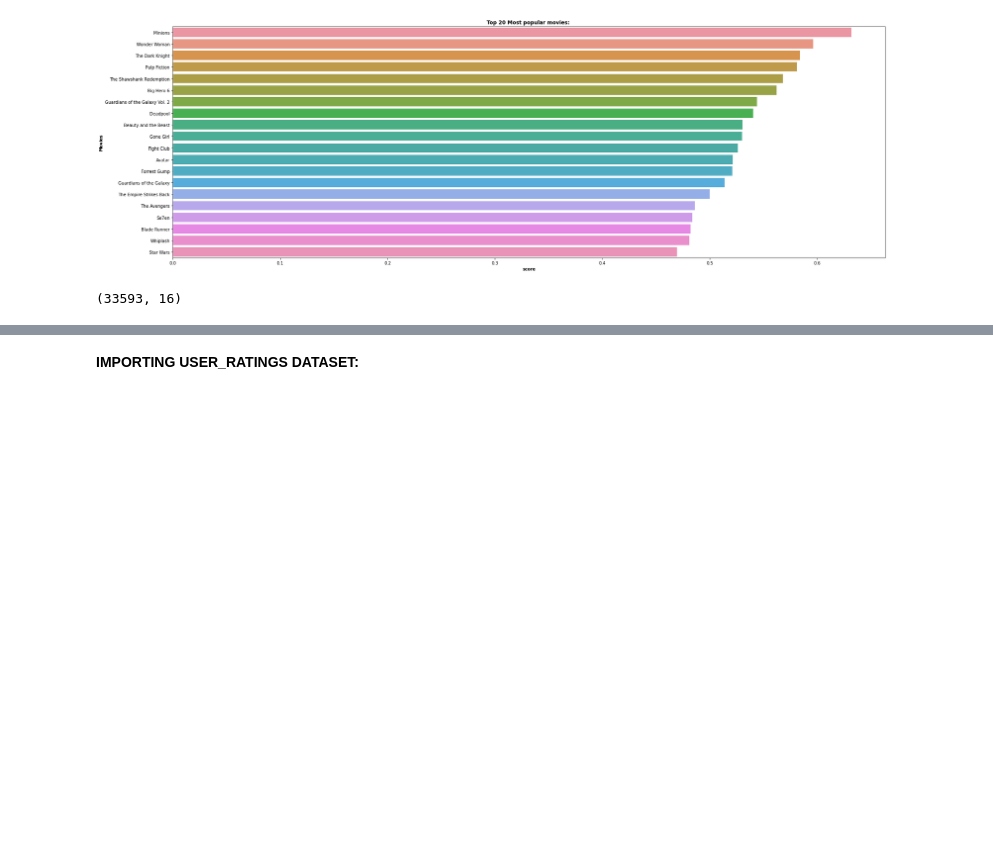
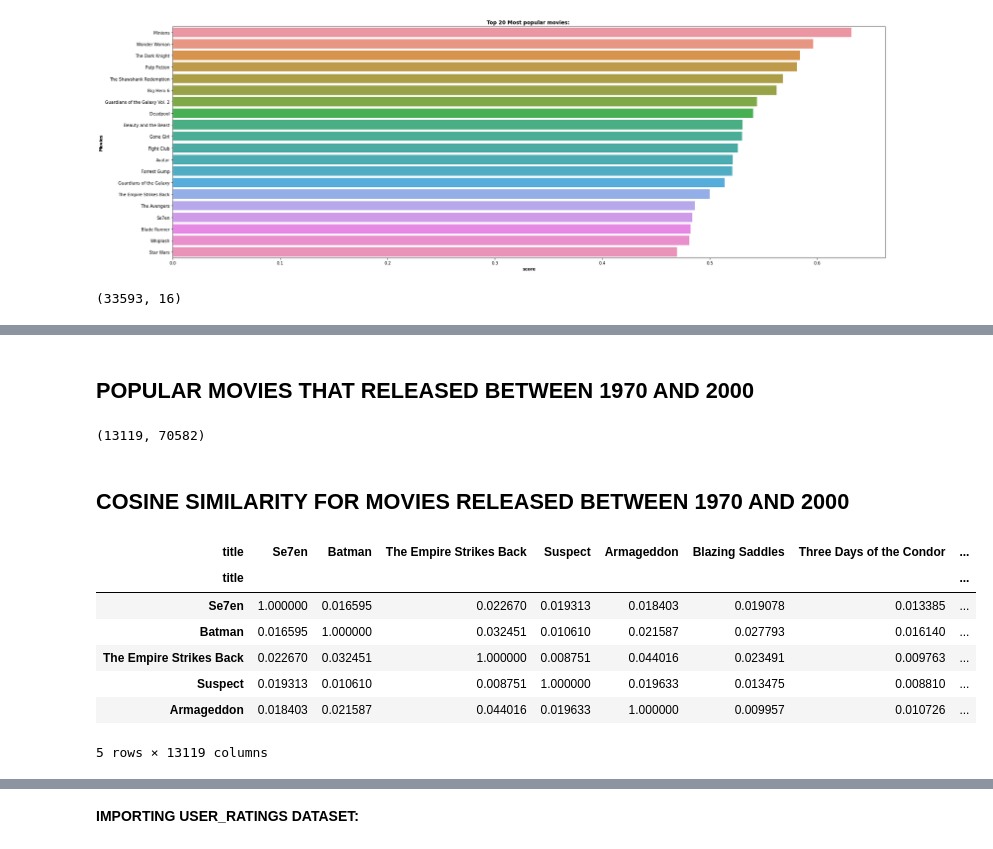
Before and after one commit to disha2sinha/Movie-Recommendation-System, a Jupyter notebook: Recommendation_System.ipynb, the cells around one changed output, grey strips where cells are left out. Cells and saved outputs as stored; diff of their text form; code cells hidden in the pictures; blank space fills up the shorter version.

```diff
--- a/Recommendation_System.ipynb
+++ b/Recommendation_System.ipynb
@@ -188,0 +311,14 @@ popular_movies.head()
+# %% [markdown]
+## **POPULAR MOVIES THAT RELEASED BETWEEN 1970 AND 2000**
+# %%
+movies1970_2000=movies_data[(movies_data['release_year']>='1970')&(movies_data['release_year']<'2000')]
+movies1970_2000.drop('release_year',inplace=True,axis=1)
+movies1970_2000=movies1970_2000.reset_index(drop=True)
+indices1970_2000=pd.Series(movies1970_2000.index, index=movies1970_2000['title']).drop_duplicates()
+print("There are {} movies in the dataset that released between 1970-2000".format(movies1970_2000.shape[0]))
+movies1970_2000.head()
+# %%
+tvf_matrix1970_2000=tf.fit_transform(movies1970_2000['important_words'])
+tvf_matrix1970_2000.shape
+# %% [output]
+(13119, 70582)
@@ -188,0 +327,14 @@ popular_movies.head()
+# %% [markdown]
+## **COSINE SIMILARITY FOR MOVIES RELEASED BETWEEN 1970 AND 2000**
+# %%
+cosine_sim1970_2000df=pd.DataFrame(cosine_sim1970_2000,index=movies1970_2000.title,columns=movies1970_2000.title)
+cosine_sim1970_2000df.head()
+# %% [output]
+| title | Se7en | Batman | The Empire Strikes Back | Suspect | Armageddon | Blazing Saddles | Three Days of the Condor | ... |
+| title |  |  |  |  |  |  |  | ... |
+| Se7en | 1.000000 | 0.016595 | 0.022670 | 0.019313 | 0.018403 | 0.019078 | 0.013385 | ... |
+| Batman | 0.016595 | 1.000000 | 0.032451 | 0.010610 | 0.021587 | 0.027793 | 0.016140 | ... |
+| The Empire Strikes Back | 0.022670 | 0.032451 | 1.000000 | 0.008751 | 0.044016 | 0.023491 | 0.009763 | ... |
+| Suspect | 0.019313 | 0.010610 | 0.008751 | 1.000000 | 0.019633 | 0.013475 | 0.008810 | ... |
+| Armageddon | 0.018403 | 0.021587 | 0.044016 | 0.019633 | 1.000000 | 0.009957 | 0.010726 | ... |
+5 rows × 13119 columns
```
Also changed, not shown: parts of 63 cells of this notebook.
